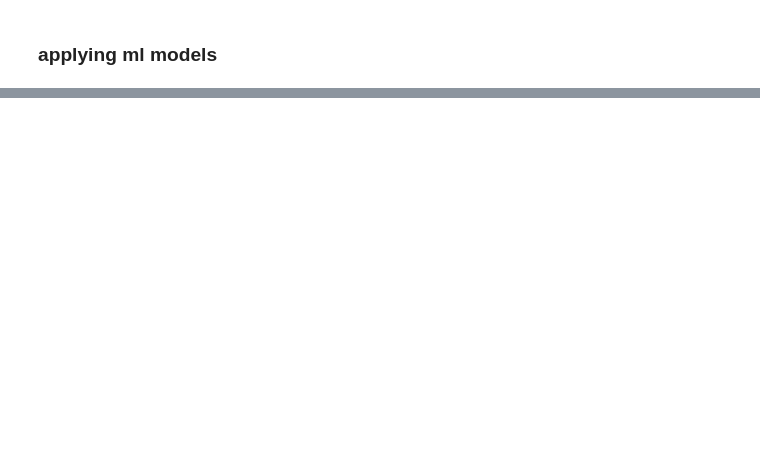
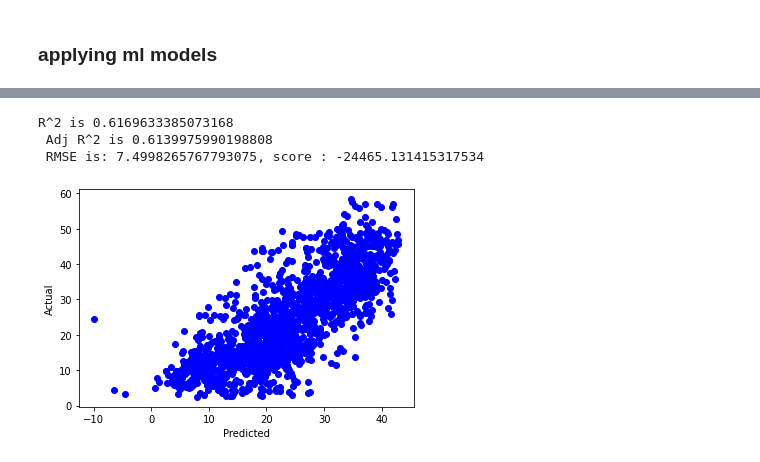
Before and after one commit to AyushSonuu/bike-sharing-demand-prediction-regression, a Jupyter notebook: Copy_of_Bike_Sharing_Demand_Prediction_Capstone_Project.ipynb, the cells around one changed output, grey strips where cells are left out. Drawn from its saved outputs; the diff is of its cells as text; code cells hidden in the pictures; blank space fills up the shorter version.

Commit message:
model testing and evalution done

```diff
--- a/Copy_of_Bike_Sharing_Demand_Prediction_Capstone_Project.ipynb
+++ b/Copy_of_Bike_Sharing_Demand_Prediction_Capstone_Project.ipynb
@@ -520,3 +520,5 @@ plt.show()
+# %%
+df1['Wind speed (m/s)'] = np.sqrt(df1["Wind speed (m/s)"])
 # %% [markdown]
 ### **applying ml models**
 # %%
@@ -528,0 +536,3 @@ from sklearn.ensemble import RandomForestRegressor ,GradientBoostingRegressor, A
+# %%
+col = list(df1.columns)
+col
@@ -528,0 +554,4 @@ from sklearn.ensemble import RandomForestRegressor ,GradientBoostingRegressor, A
+# %%
+X = df1[col[1:]]
+y = df1[col[1]]
+X.head()
@@ -528,0 +567,18 @@ from sklearn.ensemble import RandomForestRegressor ,GradientBoostingRegressor, A
+# %%
+# function to apply models
+def predict(pre_proc,ml_model,df):
+
+
+
+    X = df[['Hour','Temperature(°C)','Humidity(%)','Wind speed (m/s)','Visibility (10m)','Solar Radiation (MJ/m2)','Rainfall(mm)','Snowfall (cm)','Seasons','Holiday','Day','Month','Year']]
+    y = df['Rented Bike Count']
+    X_train,X_test,y_train,y_test=train_test_split(X,y,test_size=0.20,random_state=10)
+    X_train = pre_proc.fit_transform(X_train)
+    X_test = pre_proc.transform(X_test)
+
+    model=ml_model.fit(X_train,y_train)
+    y_pred=model.predict(X_test)
+    plt.scatter(y_pred,y_test,color='b')
+    plt.xlabel('Predicted')
+    plt.ylabel('Actual')
+    print(f'"model name: {str(model)}\nR^2 is {model.score(X_test,y_test)}\n Adj R^2 is {1-(1-model.score(X_test,y_test))*(len(y_test)-1)/(len(y_test)-X_test.shape[1]-1)}\n RMSE is: {mean_squared_error(y_test,y_pred)}')
@@ -528,0 +619,8 @@ from sklearn.ensemble import RandomForestRegressor ,GradientBoostingRegressor, A
+# %%
+#using linear regression min max scalar
+predict(MinMaxScaler(), LinearRegression(),df1)
+# %% [output]
+R^2 is 0.6169633385073168
+ Adj R^2 is 0.6139975990198808
+ RMSE is: 7.4998265767793075, score : -24465.131415317534
+[figure, added]
```
Also changed, not shown: parts of 9 cells of this notebook.
